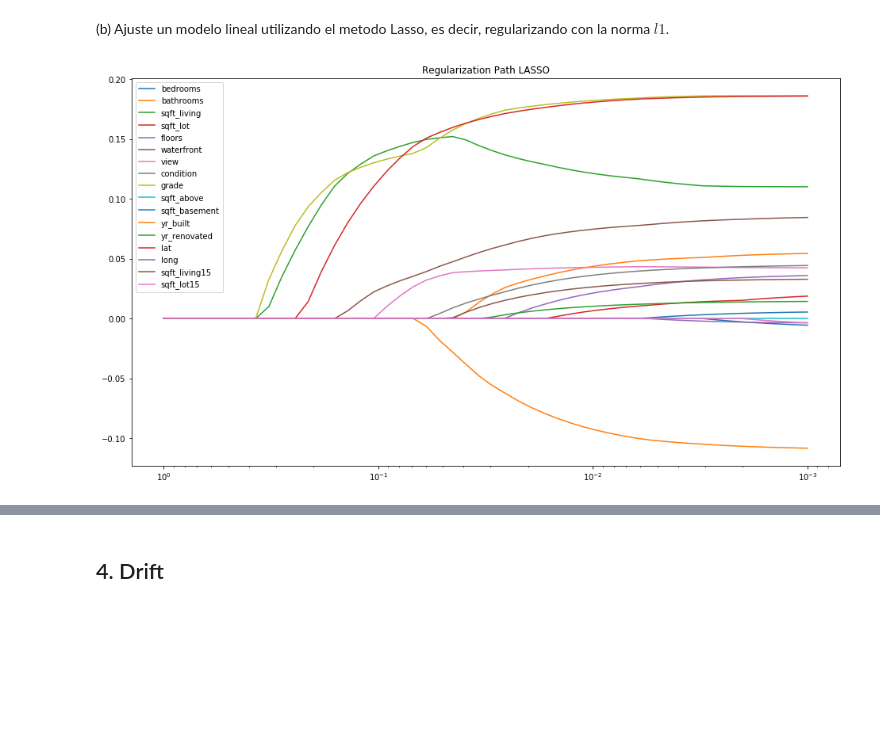
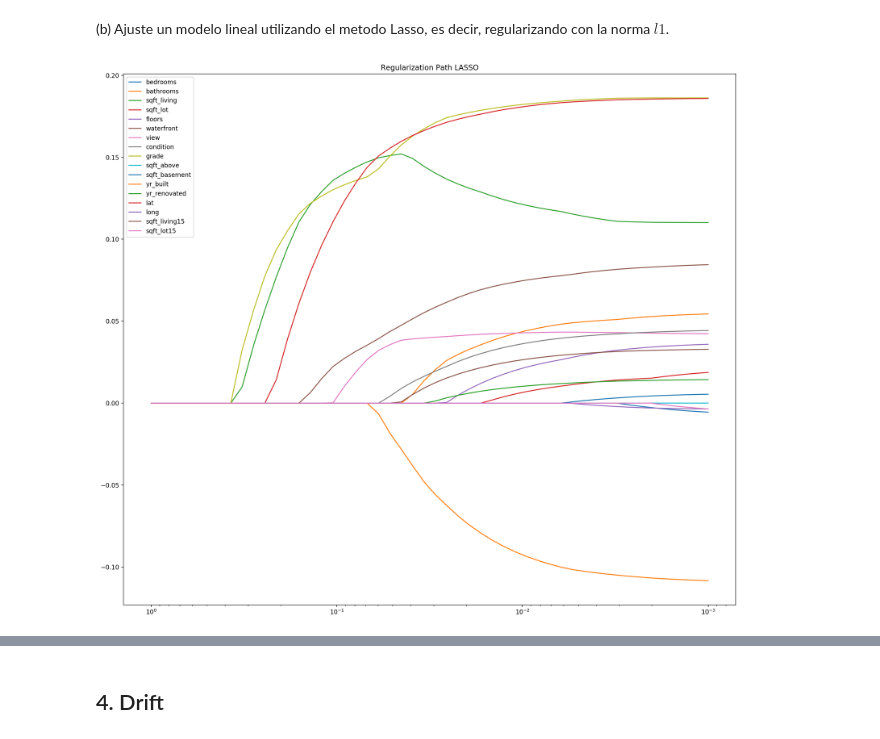
Before and after one commit to Caimapo/MachineLearning2017-02, a Jupyter notebook: Tarea 1 Máquinas de Aprendizaje.ipynb, the cells around one changed output, grey strips where cells are left out. Saved outputs shown, nothing was run; the diff lists cells and outputs as text; code cells hidden in the pictures; blank space fills up the shorter version.

```diff
--- a/Tarea 1 Máquinas de Aprendizaje.ipynb
+++ b/Tarea 1 Máquinas de Aprendizaje.ipynb
@@ -422,28 +424,28 @@ plt.show()
 # %%
 from sklearn.linear_model import Lasso
 import matplotlib.pylab as plt
 y = df_scaled['price']
 X2 = X.drop('intercept', axis=1,inplace=False)
 Xtrain = X2[istrain]
 ytrain = y[istrain]
 names_regressors = X2.columns
 alphas_ = np.logspace(0,-3,base=10)
 coefs = []
 model = Lasso(fit_intercept=True)
 for a in alphas_:
     model.set_params(alpha=a)
     model.fit(Xtrain, ytrain)
     coefs.append(model.coef_)
-plt.figure(figsize = (16,9))
+plt.figure(figsize = (18, 16),dpi= 200)
 ax = plt.gca()
 for y_arr, label in zip(np.squeeze(coefs).T, names_regressors):
     plt.plot(alphas_, y_arr, label=label)
 plt.legend()
 ax.set_xscale('log')
 ax.set_xlim(ax.get_xlim()[::-1]) # reverse axis
 plt.title('Regularization Path LASSO')
 plt.axis('tight')
 plt.legend(loc=2)
 plt.show()
 # %% [output]
-[figure, old version]
+[figure, new version]
```
Also changed, not shown: parts of 13 cells of this notebook.
